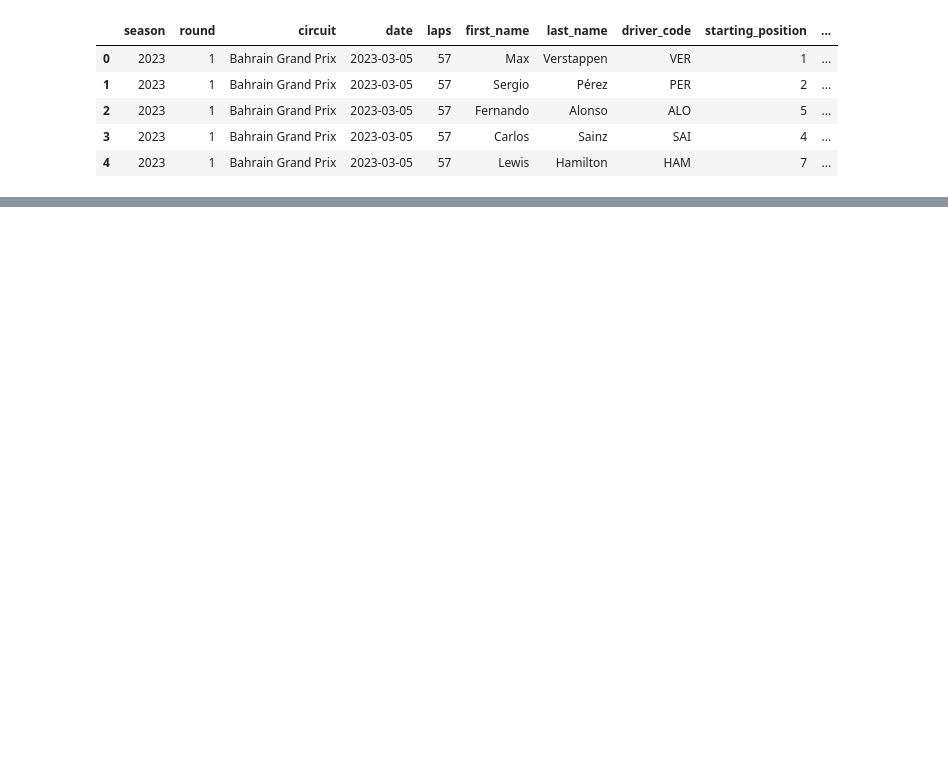
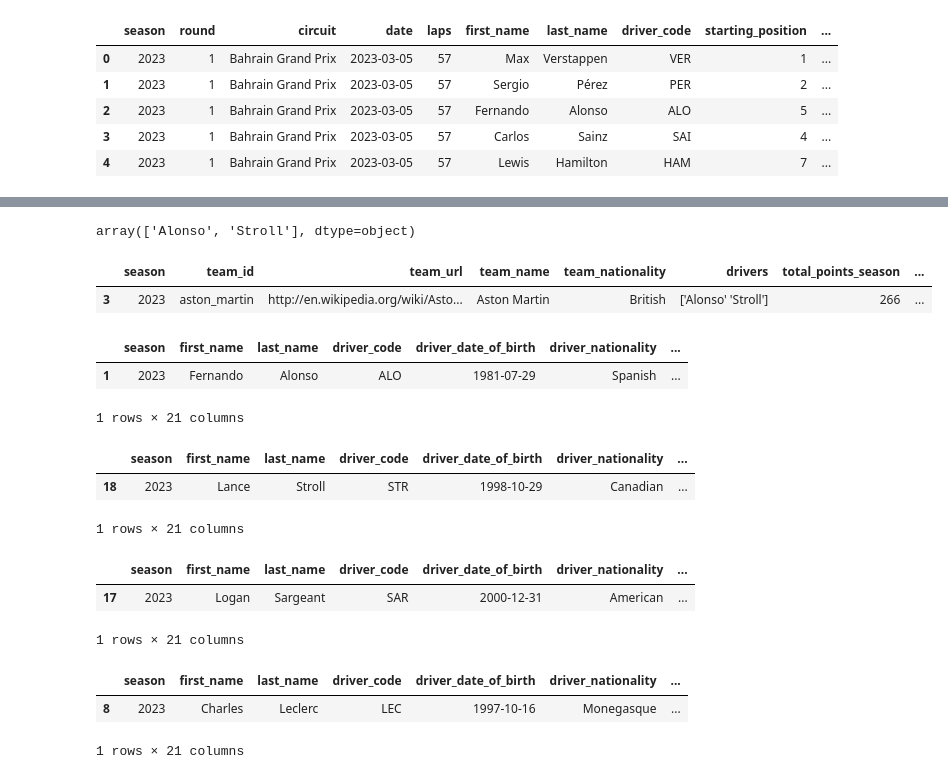
Before and after one commit to hectorfa17/f1-dashboard, a Jupyter notebook: data_modelling.ipynb, the cells around one changed output, grey strips where cells are left out. Cells and saved outputs as stored; diff of their text form; code cells hidden in the pictures; blank space fills up the shorter version.

```diff
--- a/data_modelling.ipynb
+++ b/data_modelling.ipynb
@@ -252,20 +253,0 @@ df_race_results.groupby(['driver_code'])['points'].sum()
-# %%
-# - Total races completed
-
-df_race_results['status'].unique()
-df_race_results[df_race_results['status'] == 'Finished'].groupby(['driver_code'])['circuit'].count()
-df_race_results['races_finished'] = df_race_results[df_race_results['status'] == 'Finished'].groupby(['driver_code'])['circuit'].count()
-df_race_results['races_finished']
-# - Total fastest laps
-# - Total pole positions
-# - Times qualified better than teammate
-# - Average qualifying delta vs teammate
-# - Total DNFs
-# - Total Crashes
-# - DNFs rate
-# - Crash rate
-# - Total overtakes in season - not in current data
-# - Average points per race
-# - Average starting position
-# - Average qualifying position
-# - Average ending position
@@ -290,0 +254,60 @@ df_race_results['races_finished']
+# %%
+df_race_results[df_race_results['team'] == 'Aston Martin']['last_name'].unique()
+# %% [output]
+array(['Alonso', 'Stroll'], dtype=object)
+# %%
+def get_team_stats(team):
+    df_teams_filtered = df_teams[df_teams['team'] == team].copy()
+    df_races_filtered = df_race_results[df_race_results['team'] == team].copy()
+    df_sprints_filtered = df_sprint_results[df_sprint_results['constructor'] == team].copy()
+
+    # getting drivers from team
+    df_teams_filtered['drivers'] = str(df_races_filtered['last_name'].unique())
+
+    df_teams_filtered['total_points_season'] = df_races_filtered['points'].sum()
+    df_teams_filtered['total_points_sprint'] = df_sprints_filtered['points'].sum()
+    df_teams_filtered['total_pole_positions'] = df_races_filtered[df_races_filtered['starting_position'] == 1]['circuit'].count()
+    df_teams_filtered['total_dnfs'] = df_races_filtered[~df_races_filtered['status'].isin(['Finished', '+1 Lap', '+2 Laps'])]['circuit'].count()
+    df_teams_filtered['total_crashes'] = df_races_filtered[df_races_filtered['status'].isin(['Collision', 'Collision damage', 'Accident'])]['circuit'].count()
+    df_teams_filtered['dnf_ratio'] = round((df_teams_filtered['total_dnfs']/df_races_filtered['circuit'].count())* 100, 2).astype(str) + '%'
+    df_teams_filtered['crash_ratio'] = round((df_teams_filtered['total_crashes']/df_races_filtered['circuit'].count())* 100, 2).astype(str) + '%'
+    df_teams_filtered['avg_points_per_race'] = math.trunc(np.ceil(df_races_filtered['points'].mean()))
+    df_teams_filtered['avg_points_per_sprint'] = math.trunc(np.ceil(df_sprints_filtered['points'].mean()))
+    df_teams_filtered['avg_qualifying_position'] = math.trunc(np.ceil(df_races_filtered['starting_position'].mean()))
+    df_teams_filtered['avg_ending_position_sprint'] = math.trunc(df_sprints_filtered['position'].mean())
+
+    return df_teams_filtered
+# %%
+test = get_team_stats('Aston Martin')
+display(test)
+# %% [output]
+|  | season | team_id | team_url | team_name | team_nationality | drivers | total_points_season | ... |
+| 3 | 2023 | aston_martin | http://en.wikipedia.org/wiki/Asto... | Aston Martin | British | ['Alonso' 'Stroll'] | 266 | ... |
+# %%
+alo = get_driver_stats('Alonso')
+alo
+# %% [output]
+|  | season | first_name | last_name | driver_code | driver_date_of_birth | driver_nationality | ... |
+| 1 | 2023 | Fernando | Alonso | ALO | 1981-07-29 | Spanish | ... |
+1 rows × 21 columns
+# %%
+stro = get_driver_stats('Stroll')
+stro
+# %% [output]
+|  | season | first_name | last_name | driver_code | driver_date_of_birth | driver_nationality | ... |
+| 18 | 2023 | Lance | Stroll | STR | 1998-10-29 | Canadian | ... |
+1 rows × 21 columns
+# %%
+srgnt = get_driver_stats('Sargeant')
+srgnt
+# %% [output]
+|  | season | first_name | last_name | driver_code | driver_date_of_birth | driver_nationality | ... |
+| 17 | 2023 | Logan | Sargeant | SAR | 2000-12-31 | American | ... |
+1 rows × 21 columns
+# %%
+lclrc = get_driver_stats('Leclerc')
+lclrc
+# %% [output]
+|  | season | first_name | last_name | driver_code | driver_date_of_birth | driver_nationality | ... |
+| 8 | 2023 | Charles | Leclerc | LEC | 1997-10-16 | Monegasque | ... |
+1 rows × 21 columns
```
Also changed, not shown: parts of 25 cells of this notebook, 9 other files.
